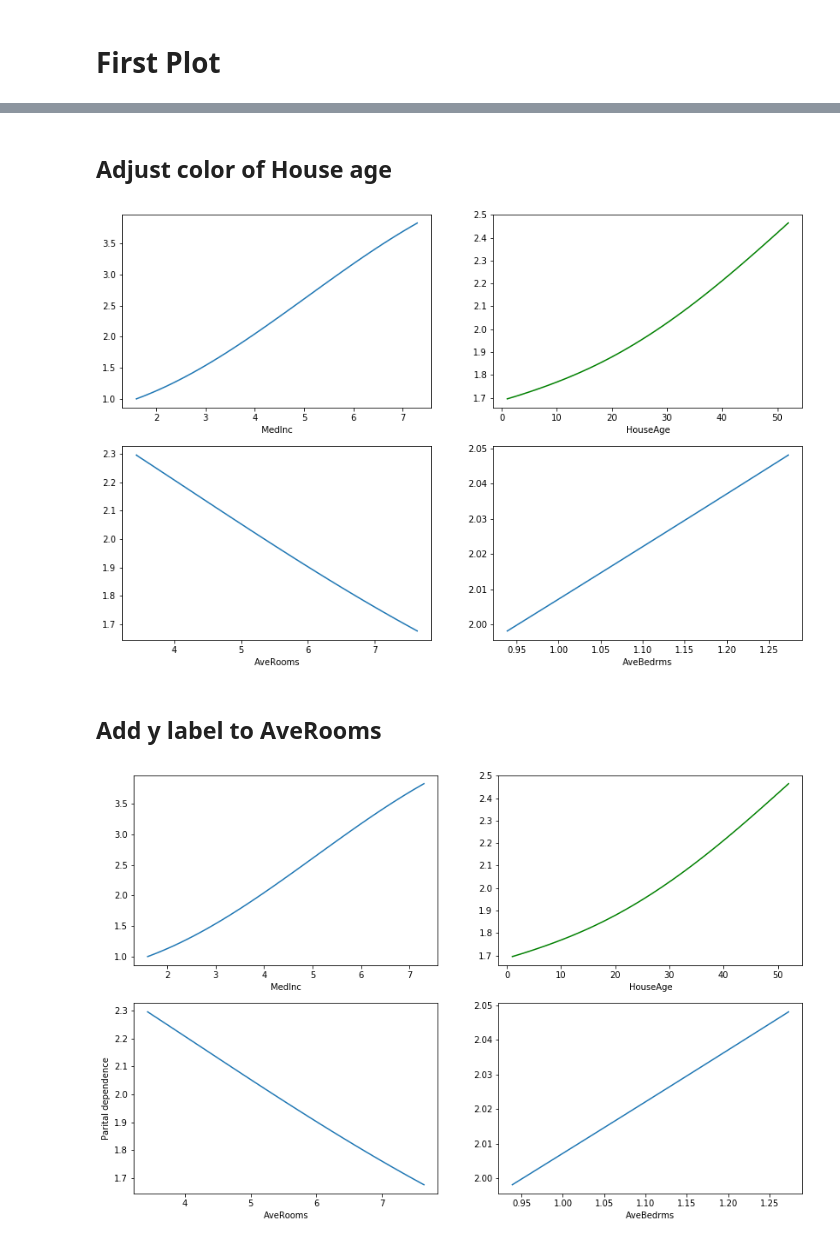
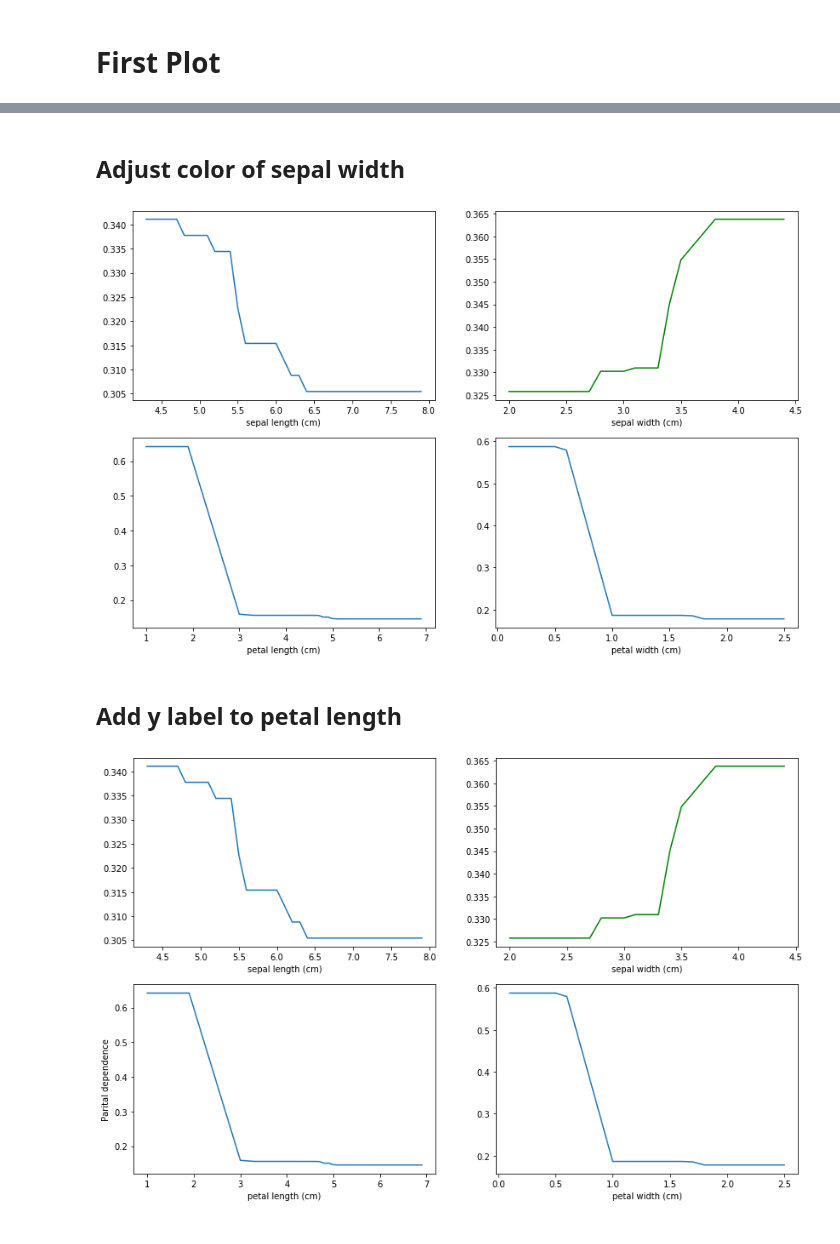
Before and after one commit to thomasjpfan/sklearn_plot_api, a Jupyter notebook: partial_dependence.ipynb, the cells around one changed output, grey strips where cells are left out. Saved outputs shown, nothing was run; the diff lists cells and outputs as text; code cells hidden in the pictures.

Commit message:
ENH Adjust partial dependence

```diff
--- a/partial_dependence.ipynb
+++ b/partial_dependence.ipynb
@@ -15,7 +15,7 @@ from sklearn.datasets.california_housing import fetch_california_housing
 # %%
-cal_housing = fetch_california_housing()
-X, y = cal_housing.data, cal_housing.target
-names = cal_housing.feature_names
-est = MLPRegressor(activation="logistic")
+data = load_iris()
+X, y = data.data, data.target
+names = data.feature_names
+est = LogisticRegression(solver='lbfgs', multi_class='auto')
 est.fit(X, y)
 # %% [output]
@@ -28,0 +29,3 @@ MLPRegressor(activation='logistic', alpha=0.0001, batch_size='auto', beta_1=0.9,
+# %%
+dtree = RandomForestClassifier(n_estimators=100)
+dtree.fit(X, y)
@@ -36,0 +48,4 @@ viz = plot_partial_dependence(est, X, features, feature_names=[names[i] for i in
+# %%
+from sklearn_plot_api import plot_partial_dependence
+features = [0, 1, 2, 3]
+viz = plot_partial_dependence(dtree, X, features, feature_names=[names[i] for i in features])
@@ -37,14 +54,14 @@ viz = plot_partial_dependence(est, X, features, feature_names=[names[i] for i in
 # %% [markdown]
-## Adjust color of House age
+## Adjust color of sepal width
 # %%
-viz.artists_['HouseAge'].set_color('green')
+viz.artists_['sepal width (cm)'].set_color('green')
 viz.figure_
 # %% [output]
-[figure, old version]
+[figure, new version]
 # %% [markdown]
-## Add y label to AveRooms
+## Add y label to petal length
 # %%
-viz.axes_['AveRooms'].set_ylabel('Parital dependence')
+viz.axes_['petal length (cm)'].set_ylabel('Parital dependence')
 viz.figure_
 # %% [output]
-[figure, old version]
+[figure, new version]
```
Also changed, not shown: parts of 8 cells of this notebook, 1 other file.
